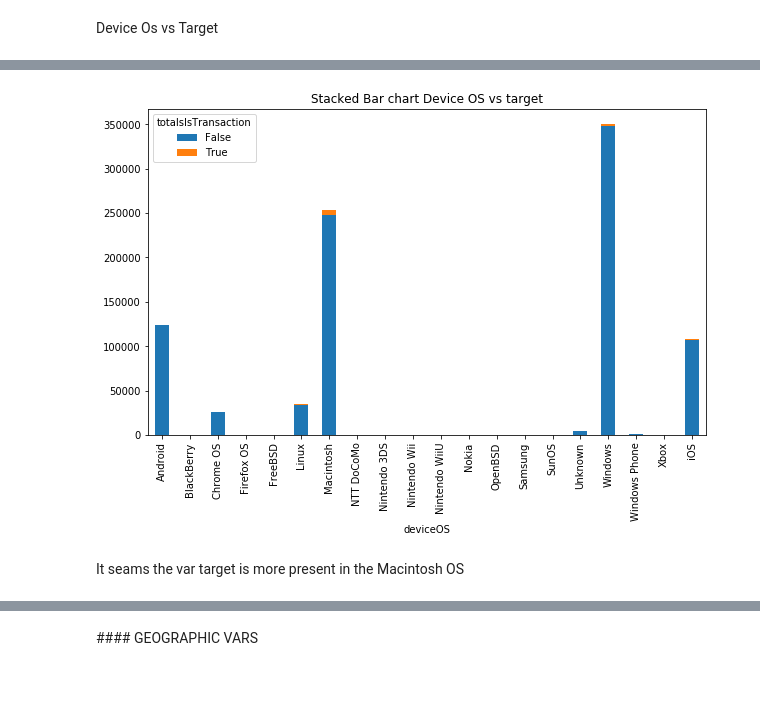
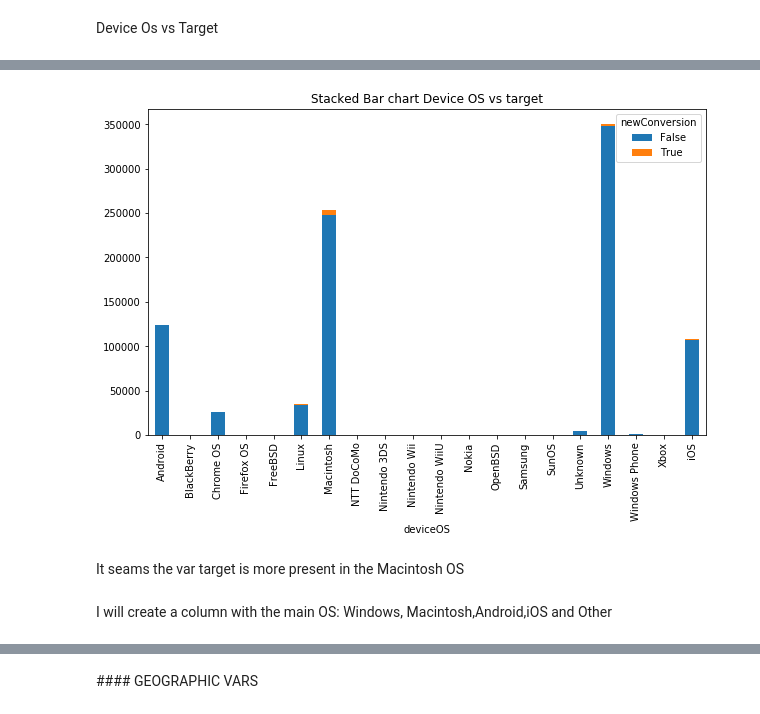
Before and after one commit to paulagual/ProjectIronhack, a Jupyter notebook: 3.EDA_categorical.ipynb, the cells around one changed output, grey strips where cells are left out. Saved outputs shown, nothing was run; the diff lists cells and outputs as text; code cells hidden in the pictures; blank space fills up the shorter version.

```diff
--- a/3.EDA_categorical.ipynb
+++ b/3.EDA_categorical.ipynb
@@ -298,5 +298,5 @@ Name: deviceOS, dtype: int64
 # %% [markdown]
 Device Os vs Target
 # %%
-desc_cat_target(df, 'deviceOS', 'totalsIsTransaction', name='Device OS')
+desc_cat_target(df, 'deviceOS', 'newConversion', name='Device OS')
 # %% [output]
@@ -320,3 +320,3 @@ iOS                  107107.0   536.0
-[figure, old version]
+[figure, new version]
 # %% [markdown]
 It seams the var target is more present in the Macintosh OS
@@ -325,3 +323,5 @@ I will create a column with the main OS: Windows, Macintosh,Android,iOS and Othe
+# %% [markdown]
+I will create a column with the main OS: Windows, Macintosh,Android,iOS and Other
 # %%
 def select_os(x):
     if x == 'Windows':
```
Also changed, not shown: parts of 38 cells of this notebook, 4 other files.
